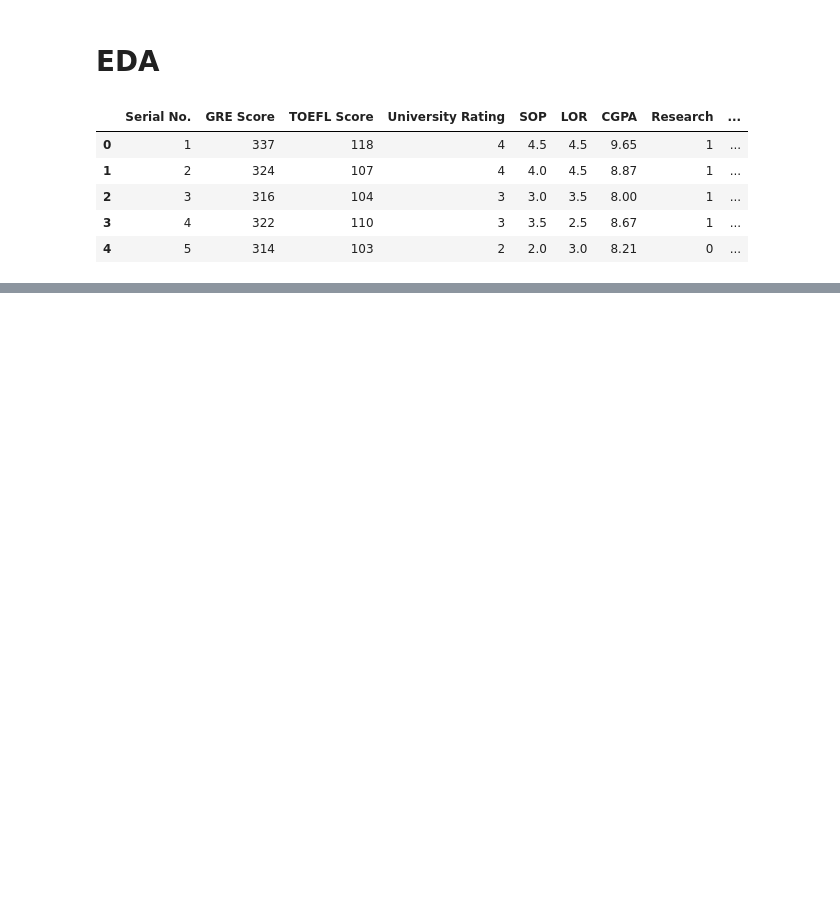
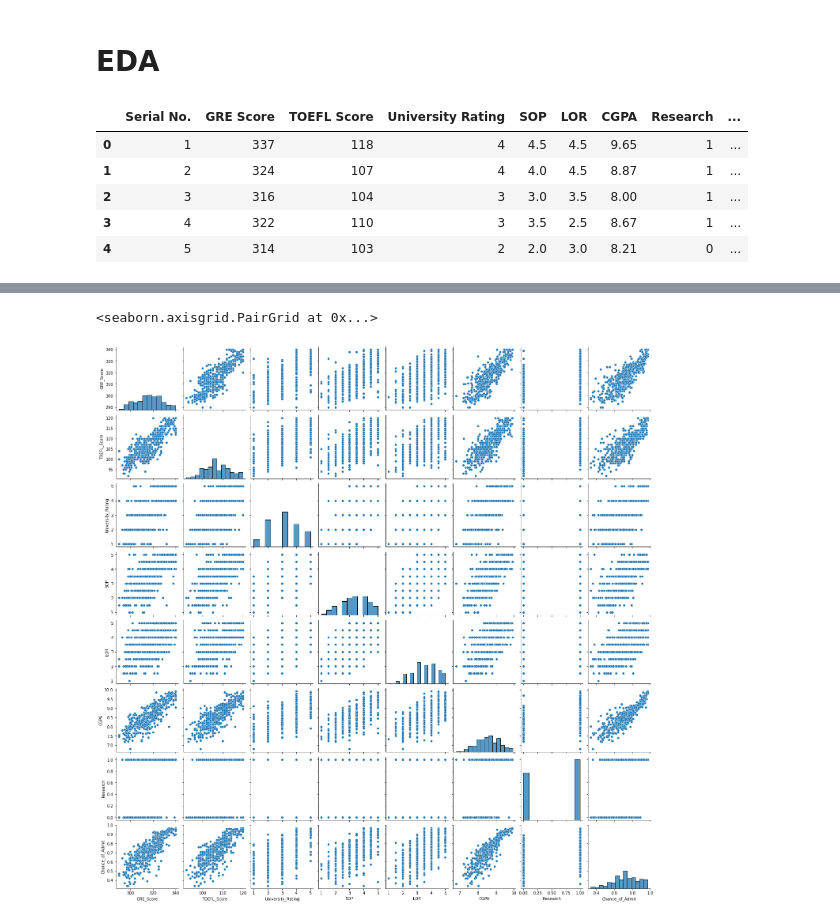
Before and after one commit to sathishkumar118/practice-ml, a Jupyter notebook: code/main.ipynb, the cells around one changed output, grey strips where cells are left out. Saved outputs shown, nothing was run; the diff lists cells and outputs as text; code cells hidden in the pictures; blank space fills up the shorter version.

```diff
--- a/code/main.ipynb
+++ b/code/main.ipynb
@@ -14,3 +19,10 @@ df.head()
 | 2 | 3 | 316 | 104 | 3 | 3.0 | 3.5 | 8.00 | 1 | ... |
 | 3 | 4 | 322 | 110 | 3 | 3.5 | 2.5 | 8.67 | 1 | ... |
 | 4 | 5 | 314 | 103 | 2 | 2.0 | 3.0 | 8.21 | 0 | ... |
+# %%
+# let us replace the spaces in the column names by underscores
+col_names_dict = {}
+for column in df.columns:
+    col_names_dict[column] = column.strip().replace(' ','_')
+df = df.rename(columns= col_names_dict)
+df.head()
@@ -16,0 +84,3 @@ df.head()
+# %%
+# remove serial number from the dataframe
+df = df.drop(columns= ['Serial_No.'])
@@ -16,0 +89,5 @@ df.head()
+# %%
+sns.pairplot(df)
+# %% [output]
+<seaborn.axisgrid.PairGrid at 0x...>
+[figure, added]
```
Also changed, not shown: parts of 16 cells of this notebook.
